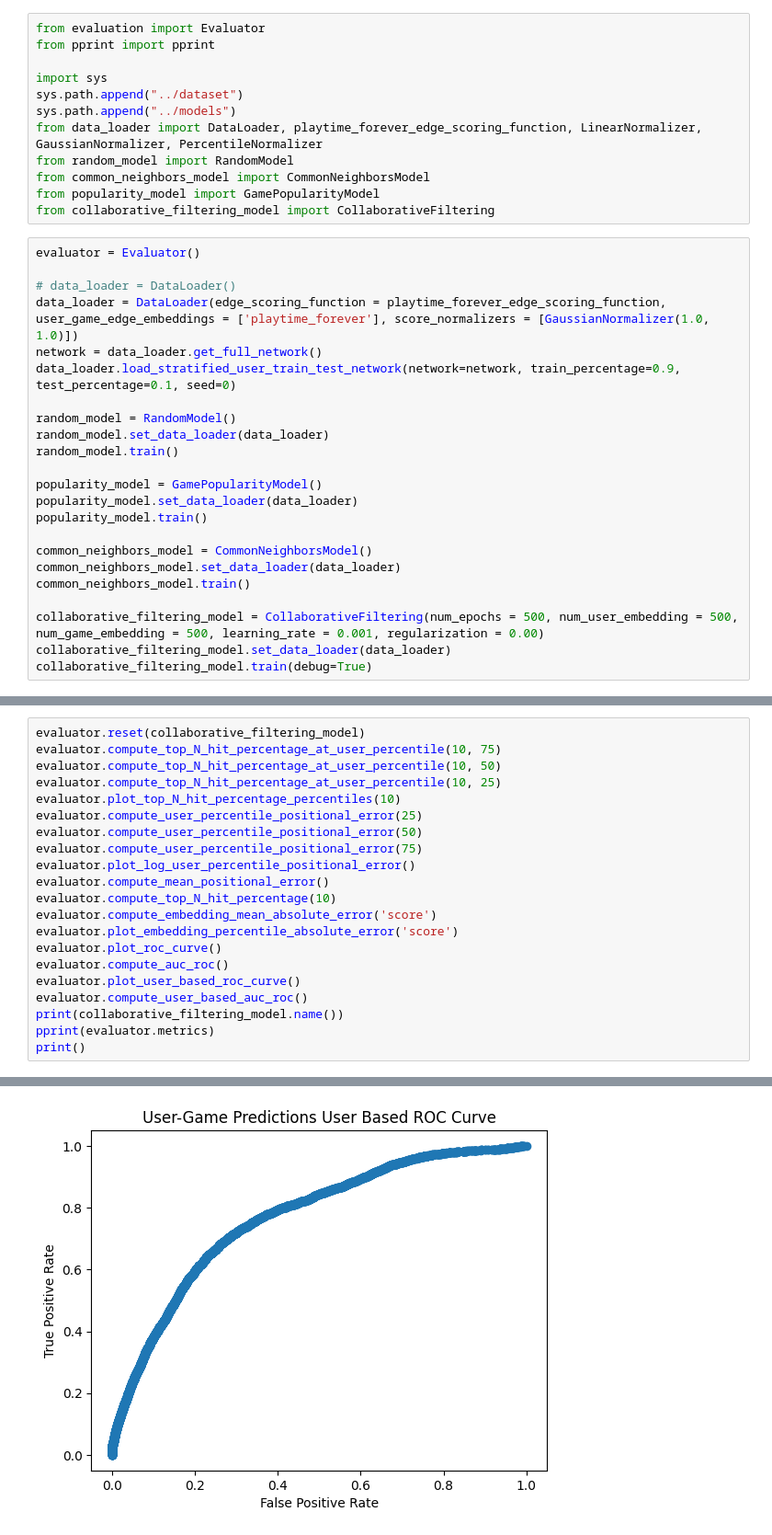
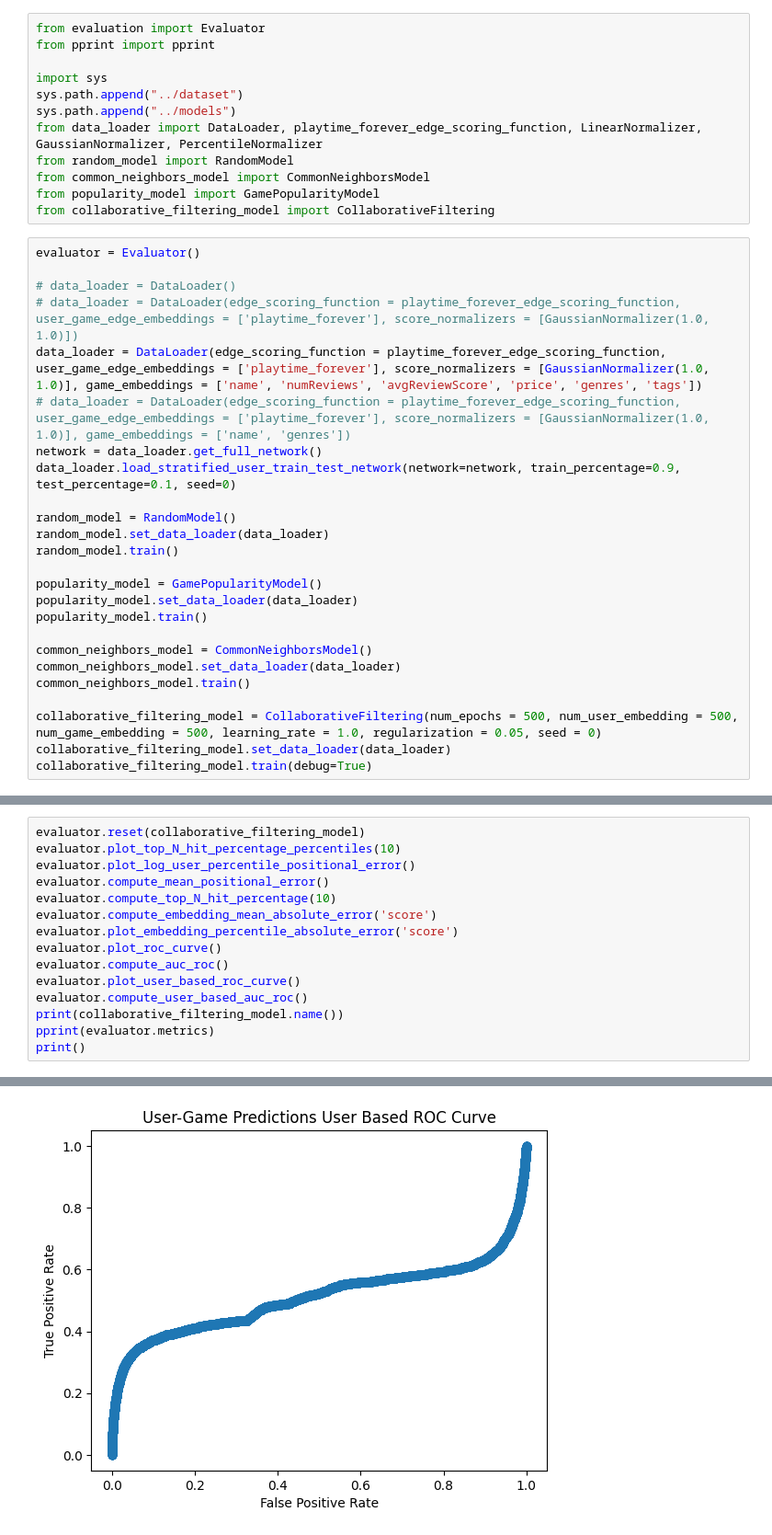
Before and after one commit to GitHubNoskcaj211/ml-projects-project, a Jupyter notebook: evaluation/test_evaluation.ipynb, the cells around one changed output, grey strips where cells are left out. Shown at 92% size. Drawn from its saved outputs; the diff is of its cells as text.

Commit message:
Add node features to collaborative filtering (though it dones't actually help things currently).

```diff
--- a/evaluation/test_evaluation.ipynb
+++ b/evaluation/test_evaluation.ipynb
@@ -14,7 +14,9 @@ from collaborative_filtering_model import CollaborativeFiltering
 evaluator = Evaluator()
 
 # data_loader = DataLoader()
-data_loader = DataLoader(edge_scoring_function = playtime_forever_edge_scoring_function, user_game_edge_embeddings = ['playtime_forever'], score_normalizers = [GaussianNormalizer(1.0, 1.0)])
+# data_loader = DataLoader(edge_scoring_function = playtime_forever_edge_scoring_function, user_game_edge_embeddings = ['playtime_forever'], score_normalizers = [GaussianNormalizer(1.0, 1.0)])
+data_loader = DataLoader(edge_scoring_function = playtime_forever_edge_scoring_function, user_game_edge_embeddings = ['playtime_forever'], score_normalizers = [GaussianNormalizer(1.0, 1.0)], game_embeddings = ['name', 'numReviews', 'avgReviewScore', 'price', 'genres', 'tags'])
+# data_loader = DataLoader(edge_scoring_function = playtime_forever_edge_scoring_function, user_game_edge_embeddings = ['playtime_forever'], score_normalizers = [GaussianNormalizer(1.0, 1.0)], game_embeddings = ['name', 'genres'])
 network = data_loader.get_full_network()
 data_loader.load_stratified_user_train_test_network(network=network, train_percentage=0.9, test_percentage=0.1, seed=0)
 
@@ -30,7 +32,7 @@ common_neighbors_model = CommonNeighborsModel()
 common_neighbors_model.set_data_loader(data_loader)
 common_neighbors_model.train()
 
-collaborative_filtering_model = CollaborativeFiltering(num_epochs = 500, num_user_embedding = 500, num_game_embedding = 500, learning_rate = 0.001, regularization = 0.00)
+collaborative_filtering_model = CollaborativeFiltering(num_epochs = 500, num_user_embedding = 500, num_game_embedding = 500, learning_rate = 1.0, regularization = 0.05, seed = 0)
 collaborative_filtering_model.set_data_loader(data_loader)
 collaborative_filtering_model.train(debug=True)
 # %% [output]
@@ -155,13 +124,7 @@ common_neighbors
 [figure]
 # %%
 evaluator.reset(collaborative_filtering_model)
-evaluator.compute_top_N_hit_percentage_at_user_percentile(10, 75)
-evaluator.compute_top_N_hit_percentage_at_user_percentile(10, 50)
-evaluator.compute_top_N_hit_percentage_at_user_percentile(10, 25)
 evaluator.plot_top_N_hit_percentage_percentiles(10)
-evaluator.compute_user_percentile_positional_error(25)
-evaluator.compute_user_percentile_positional_error(50)
-evaluator.compute_user_percentile_positional_error(75)
 evaluator.plot_log_user_percentile_positional_error()
 evaluator.compute_mean_positional_error()
 evaluator.compute_top_N_hit_percentage(10)
@@ -199,2 +156,2 @@ collaborative_filtering
-[figure, old version]
+[figure, new version]
 # %%
```
Also changed, not shown: parts of 7 cells of this notebook, 8 other files.
